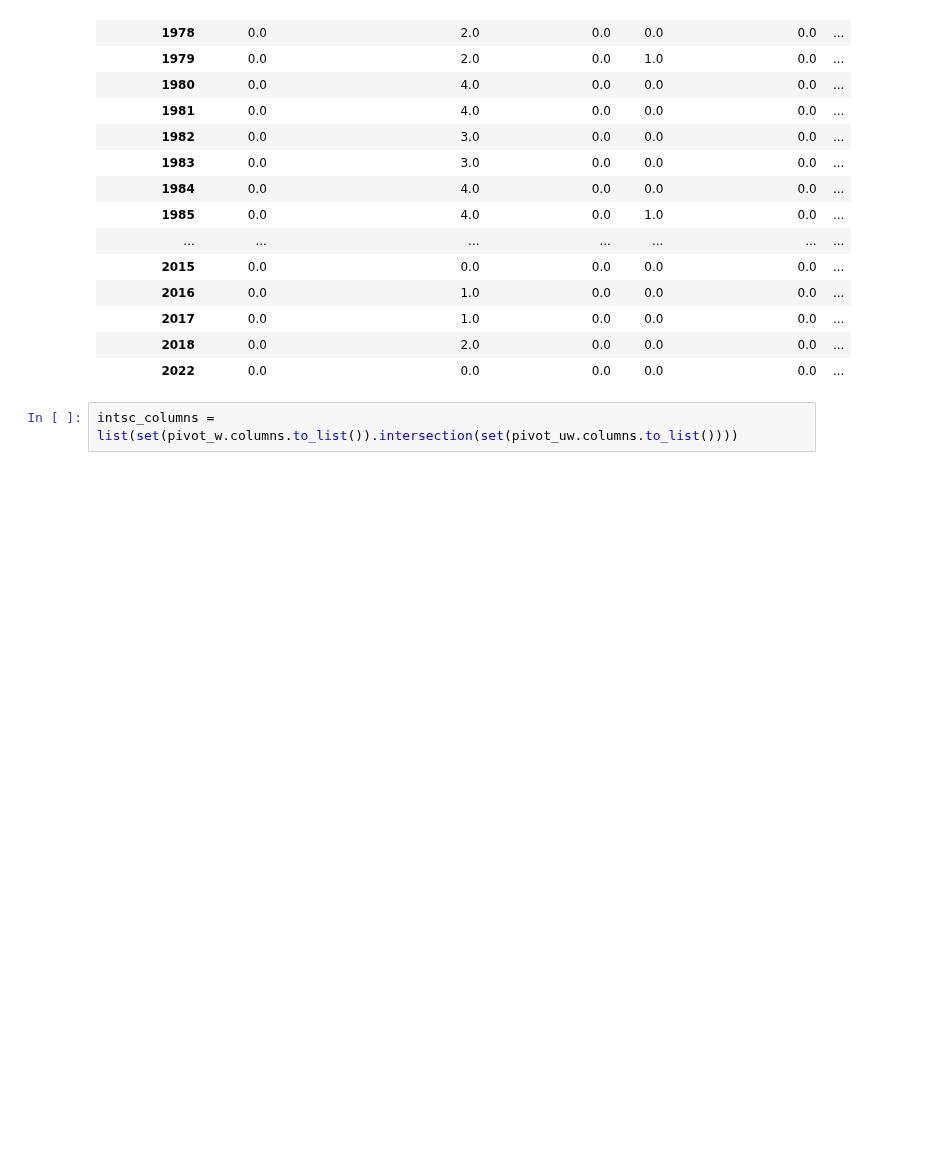
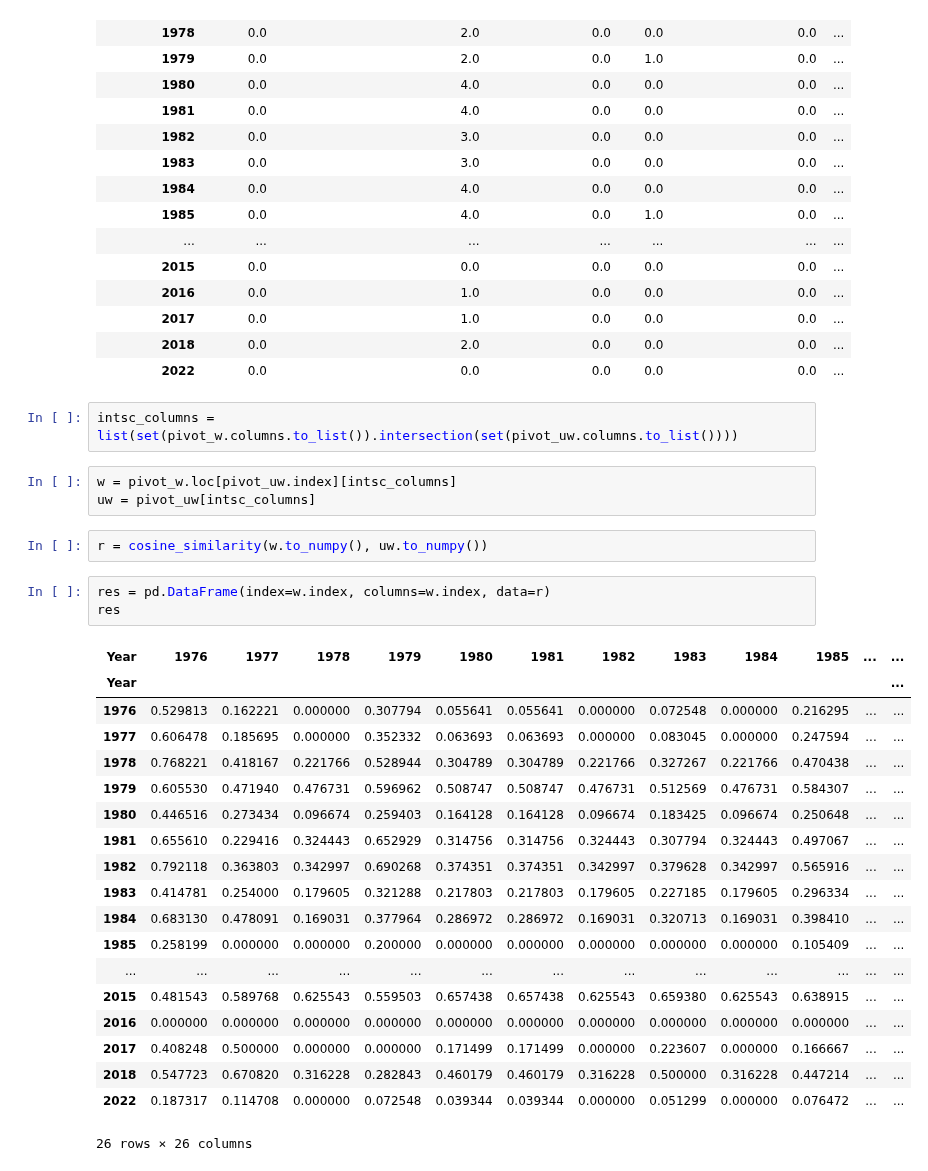
Before and after one commit to fadeeva/weird_projects, a Jupyter notebook: Serial_Killers/Outliers_in_Murder_Accountability_Project.ipynb, the cells around one changed output. Drawn from its saved outputs; the diff is of its cells as text; blank space fills up the shorter version.

```diff
--- a/Serial_Killers/Outliers_in_Murder_Accountability_Project.ipynb
+++ b/Serial_Killers/Outliers_in_Murder_Accountability_Project.ipynb
@@ -506,3 +511,31 @@ pivot_uw
 | 2022 | 0.0 | 0.0 | 0.0 | 0.0 | 0.0 | ... |
 # %%
 intsc_columns = list(set(pivot_w.columns.to_list()).intersection(set(pivot_uw.columns.to_list())))
+# %%
+w = pivot_w.loc[pivot_uw.index][intsc_columns]
+uw = pivot_uw[intsc_columns]
+# %%
+r = cosine_similarity(w.to_numpy(), uw.to_numpy())
+# %%
+res = pd.DataFrame(index=w.index, columns=w.index, data=r)
+res
+# %% [output]
+| Year | 1976 | 1977 | 1978 | 1979 | 1980 | 1981 | 1982 | 1983 | 1984 | 1985 | ... | ... |
+| Year |  |  |  |  |  |  |  |  |  |  |  | ... |
+| 1976 | 0.529813 | 0.162221 | 0.000000 | 0.307794 | 0.055641 | 0.055641 | 0.000000 | 0.072548 | 0.000000 | 0.216295 | ... | ... |
+| 1977 | 0.606478 | 0.185695 | 0.000000 | 0.352332 | 0.063693 | 0.063693 | 0.000000 | 0.083045 | 0.000000 | 0.247594 | ... | ... |
+| 1978 | 0.768221 | 0.418167 | 0.221766 | 0.528944 | 0.304789 | 0.304789 | 0.221766 | 0.327267 | 0.221766 | 0.470438 | ... | ... |
+| 1979 | 0.605530 | 0.471940 | 0.476731 | 0.596962 | 0.508747 | 0.508747 | 0.476731 | 0.512569 | 0.476731 | 0.584307 | ... | ... |
+| 1980 | 0.446516 | 0.273434 | 0.096674 | 0.259403 | 0.164128 | 0.164128 | 0.096674 | 0.183425 | 0.096674 | 0.250648 | ... | ... |
+| 1981 | 0.655610 | 0.229416 | 0.324443 | 0.652929 | 0.314756 | 0.314756 | 0.324443 | 0.307794 | 0.324443 | 0.497067 | ... | ... |
+| 1982 | 0.792118 | 0.363803 | 0.342997 | 0.690268 | 0.374351 | 0.374351 | 0.342997 | 0.379628 | 0.342997 | 0.565916 | ... | ... |
+| 1983 | 0.414781 | 0.254000 | 0.179605 | 0.321288 | 0.217803 | 0.217803 | 0.179605 | 0.227185 | 0.179605 | 0.296334 | ... | ... |
+| 1984 | 0.683130 | 0.478091 | 0.169031 | 0.377964 | 0.286972 | 0.286972 | 0.169031 | 0.320713 | 0.169031 | 0.398410 | ... | ... |
+| 1985 | 0.258199 | 0.000000 | 0.000000 | 0.200000 | 0.000000 | 0.000000 | 0.000000 | 0.000000 | 0.000000 | 0.105409 | ... | ... |
+| ... | ... | ... | ... | ... | ... | ... | ... | ... | ... | ... | ... | ... |
+| 2015 | 0.481543 | 0.589768 | 0.625543 | 0.559503 | 0.657438 | 0.657438 | 0.625543 | 0.659380 | 0.625543 | 0.638915 | ... | ... |
+| 2016 | 0.000000 | 0.000000 | 0.000000 | 0.000000 | 0.000000 | 0.000000 | 0.000000 | 0.000000 | 0.000000 | 0.000000 | ... | ... |
+| 2017 | 0.408248 | 0.500000 | 0.000000 | 0.000000 | 0.171499 | 0.171499 | 0.000000 | 0.223607 | 0.000000 | 0.166667 | ... | ... |
+| 2018 | 0.547723 | 0.670820 | 0.316228 | 0.282843 | 0.460179 | 0.460179 | 0.316228 | 0.500000 | 0.316228 | 0.447214 | ... | ... |
+| 2022 | 0.187317 | 0.114708 | 0.000000 | 0.072548 | 0.039344 | 0.039344 | 0.000000 | 0.051299 | 0.000000 | 0.076472 | ... | ... |
+26 rows × 26 columns
```
Also changed, not shown: parts of 7 cells of this notebook.
